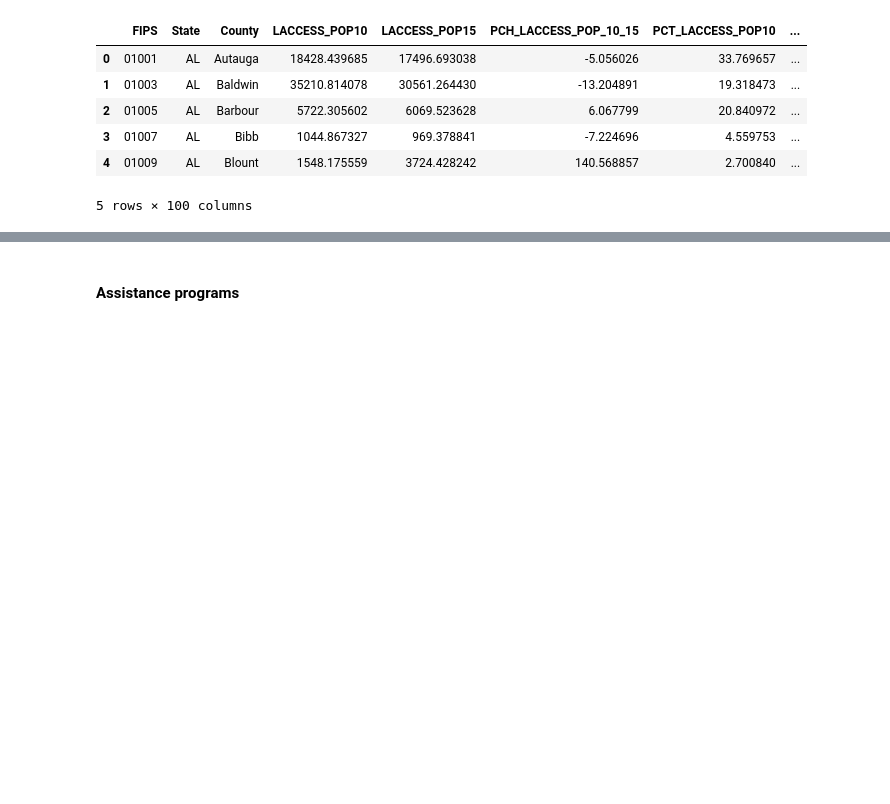
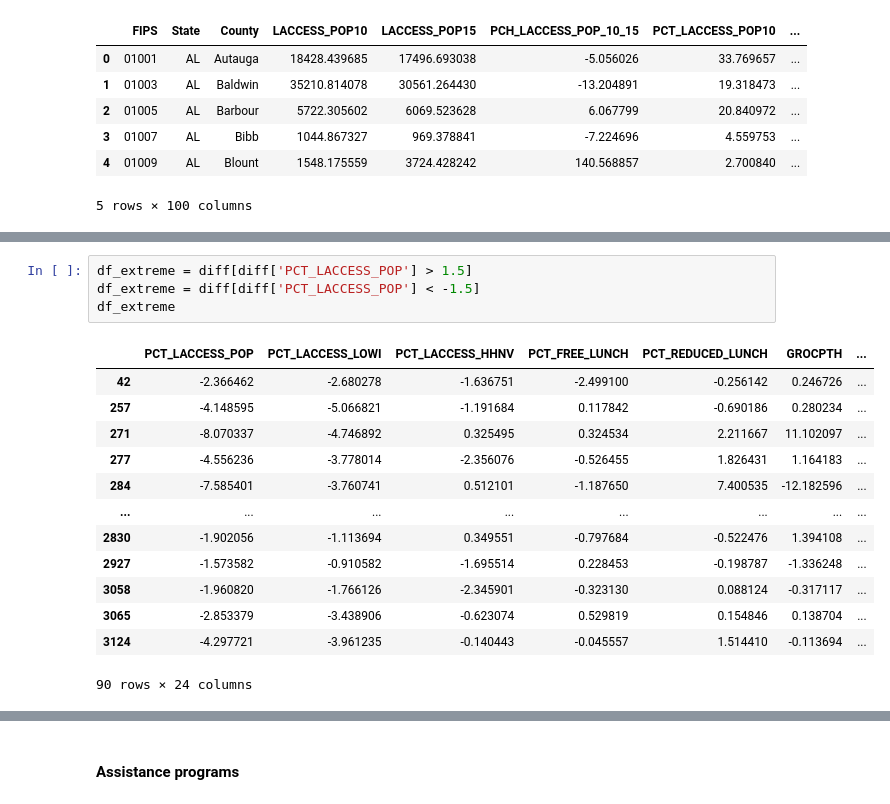
Before and after one commit to tsherpa9/capstone, a Jupyter notebook: src/Research Questions 2.ipynb, the cells around one changed output, grey strips where cells are left out. Cells and saved outputs as stored; diff of their text form; blank space fills up the shorter version.

```diff
--- a/src/Research Questions 2.ipynb
+++ b/src/Research Questions 2.ipynb
@@ -80,0 +137,18 @@ df15 = pd.DataFrame(df, columns = df15_cols)
+# %%
+df_extreme = diff[diff['PCT_LACCESS_POP'] > 1.5]
+df_extreme = diff[diff['PCT_LACCESS_POP'] < -1.5]
+df_extreme
+# %% [output]
+|  | PCT_LACCESS_POP | PCT_LACCESS_LOWI | PCT_LACCESS_HHNV | PCT_FREE_LUNCH | PCT_REDUCED_LUNCH | GROCPTH | ... |
+| 42 | -2.366462 | -2.680278 | -1.636751 | -2.499100 | -0.256142 | 0.246726 | ... |
+| 257 | -4.148595 | -5.066821 | -1.191684 | 0.117842 | -0.690186 | 0.280234 | ... |
+| 271 | -8.070337 | -4.746892 | 0.325495 | 0.324534 | 2.211667 | 11.102097 | ... |
+| 277 | -4.556236 | -3.778014 | -2.356076 | -0.526455 | 1.826431 | 1.164183 | ... |
+| 284 | -7.585401 | -3.760741 | 0.512101 | -1.187650 | 7.400535 | -12.182596 | ... |
+| ... | ... | ... | ... | ... | ... | ... | ... |
+| 2830 | -1.902056 | -1.113694 | 0.349551 | -0.797684 | -0.522476 | 1.394108 | ... |
+| 2927 | -1.573582 | -0.910582 | -1.695514 | 0.228453 | -0.198787 | -1.336248 | ... |
+| 3058 | -1.960820 | -1.766126 | -2.345901 | -0.323130 | 0.088124 | -0.317117 | ... |
+| 3065 | -2.853379 | -3.438906 | -0.623074 | 0.529819 | 0.154846 | 0.138704 | ... |
+| 3124 | -4.297721 | -3.961235 | -0.140443 | -0.045557 | 1.514410 | -0.113694 | ... |
+90 rows × 24 columns
```
Also changed, not shown: parts of 17 cells of this notebook, 3 other files.
